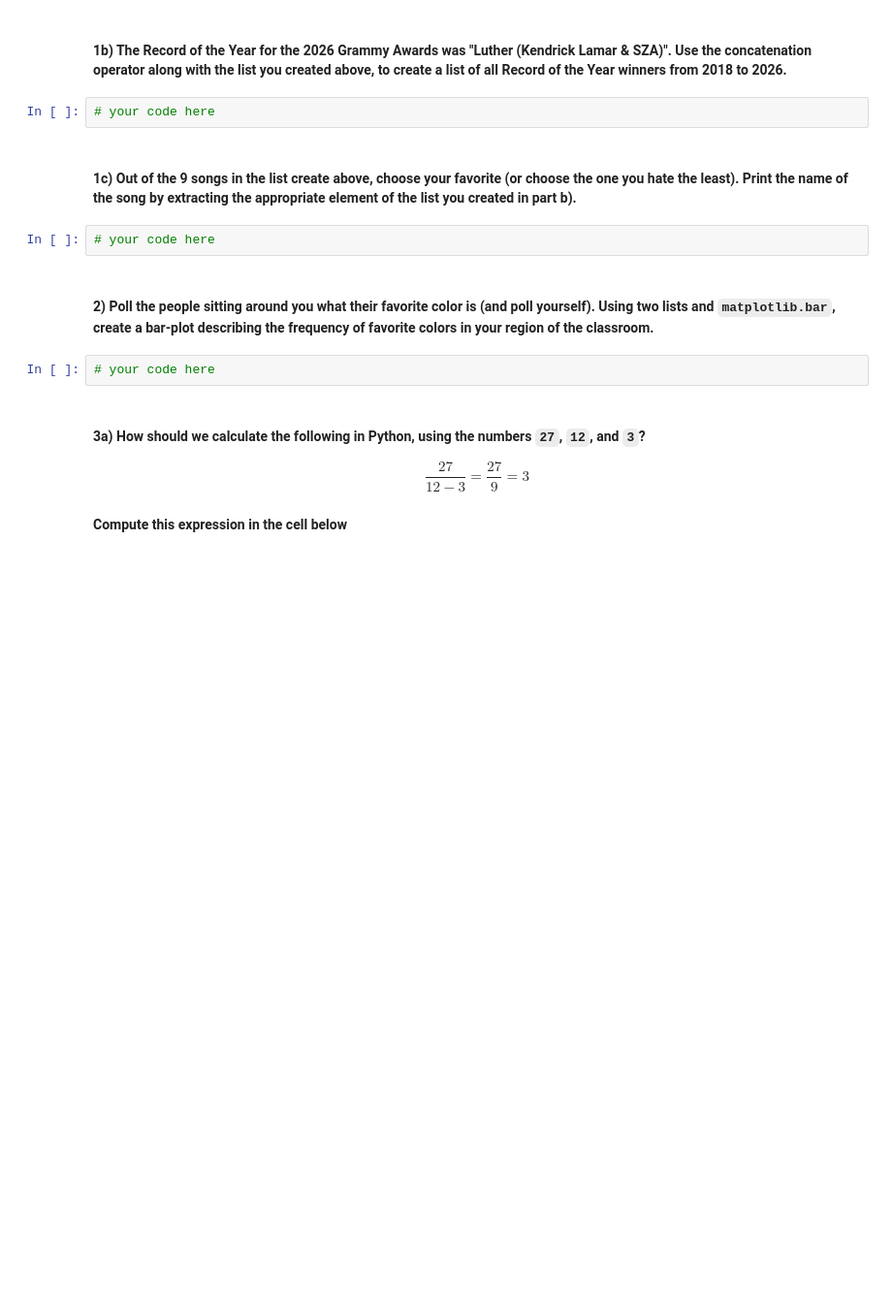
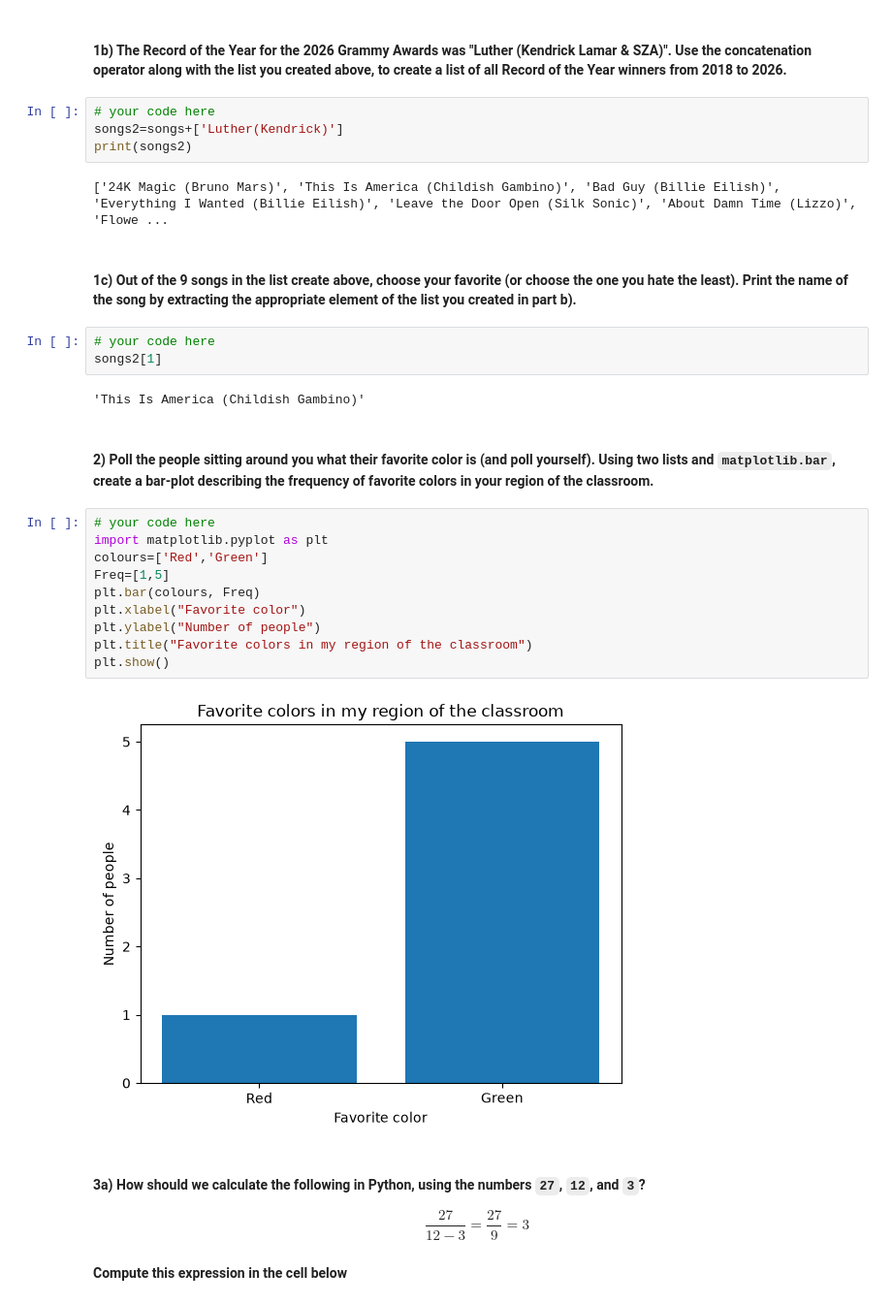
Before and after one commit to Ranbirrrr07/datasci151fall2026, a Jupyter notebook: lecture_04_other_sequence_objects/Lecture04.ipynb, the cells around one changed output. Shown at 97% size. Drawn from its saved outputs; the diff is of its cells as text; blank space fills up the shorter version.

```diff
--- a/lecture_04_other_sequence_objects/Lecture04.ipynb
+++ b/lecture_04_other_sequence_objects/Lecture04.ipynb
@@ -591,14 +668,31 @@ songs_2022_2025 = ["Leave the Door Open (Silk Sonic)", "About Damn Time (Lizzo)"
 #### **1b)** The Record of the Year for the 2026 Grammy Awards was "Luther (Kendrick Lamar & SZA)". Use the **concatenation** operator along with the list you created above, to create a list of all Record of the Year winners from 2018 to 2026.
 # %%
 # your code here
+songs2=songs+['Luther(Kendrick)']
+print(songs2)
+# %% [output]
+['24K Magic (Bruno Mars)', 'This Is America (Childish Gambino)', 'Bad Guy (Billie Eilish)', 'Everything I Wanted (Billie Eilish)', 'Leave the Door Open (Silk Sonic)', 'About Damn Time (Lizzo)', 'Flowe ...
 # %% [markdown]
 #### **1c)** Out of the 9 songs in the list create above, choose your favorite (or choose the one you hate the least). Print the name of the song by extracting the appropriate element of the list you created in part b).
 # %%
 # your code here
+songs2[1]
+# %% [output]
+'This Is America (Childish Gambino)'
 # %% [markdown]
 #### **2)** Poll the people sitting around you what their favorite color is (and poll yourself). Using two lists and `matplotlib.bar`, create a bar-plot describing the frequency of favorite colors in your region of the classroom.
 # %%
 # your code here
+import matplotlib.pyplot as plt
+colours=['Red','Green']
+Freq=[1,5]
+plt.bar(colours, Freq)
+plt.xlabel("Favorite color")
+plt.ylabel("Number of people")
+plt.title("Favorite colors in my region of the classroom")
+plt.show()
+# %% [output]
+[figure, added]
 # %% [markdown]
 #### **3a)** How should we calculate the following in Python, using the numbers `27`, `12`, and `3`?
 
```
Also changed, not shown: parts of 23 cells of this notebook, 13 other files.
